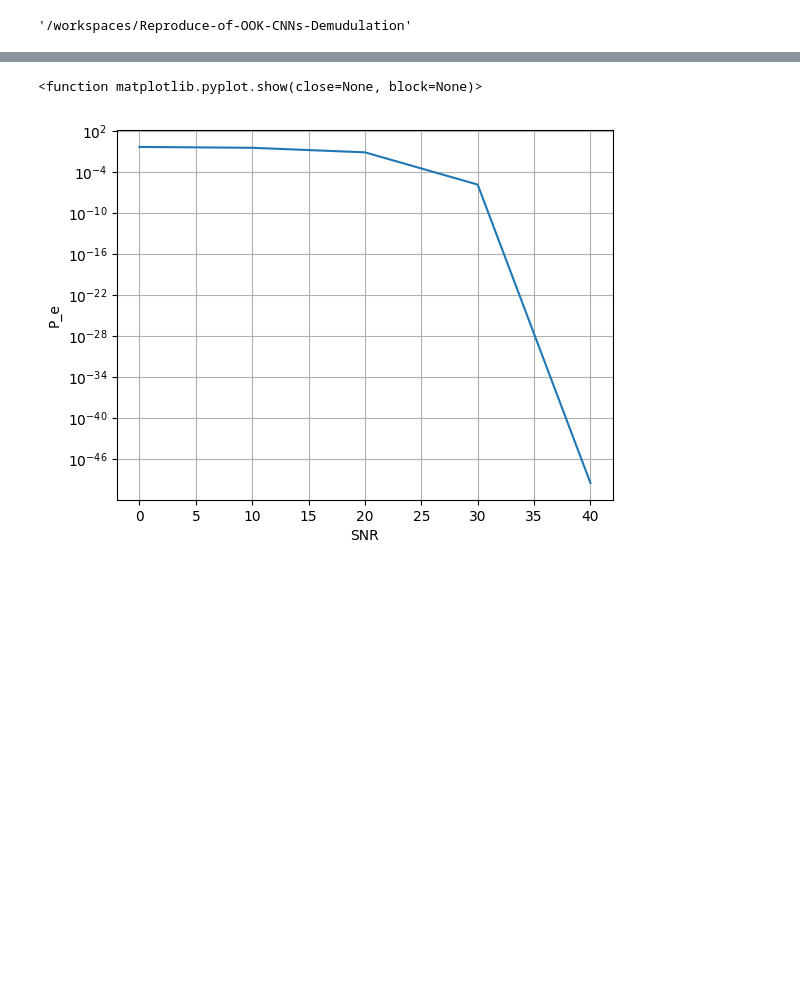
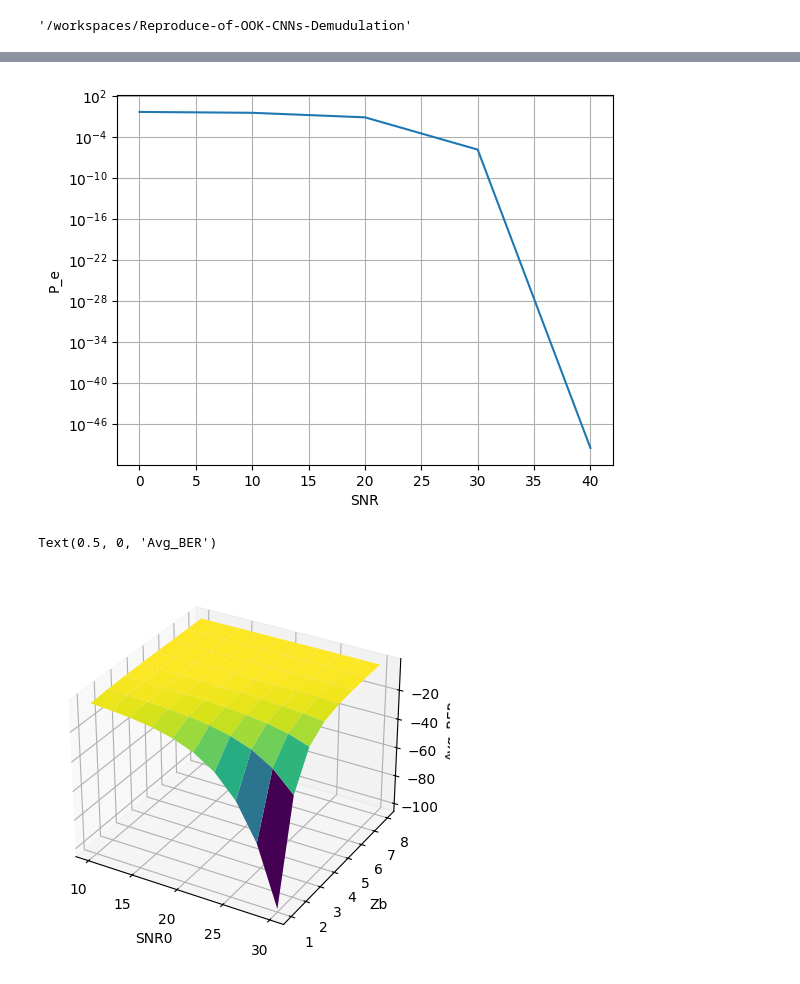
Before and after one commit to wei994/Reproduce-of-OOK-CNNs-Demudulation, a Jupyter notebook: Reproduce_FTD__OOK_CNNs.ipynb, the cells around one changed output, grey strips where cells are left out. Saved outputs shown, nothing was run; the diff lists cells and outputs as text; code cells hidden in the pictures; blank space fills up the shorter version.

Commit message:
update_reproduce

```diff
--- a/Reproduce_FTD__OOK_CNNs.ipynb
+++ b/Reproduce_FTD__OOK_CNNs.ipynb
@@ -128,13 +138,12 @@ plt.show
 # %%
-######Application of the function
-
-# Zb = np.linspace(1,8,8) # link range
+######The effect of SNR
 Z = 3
 SNR0 = np.linspace(0,40,5)
 P = 0.25
 Avg_BER1=[]
 for SNR in SNR0:
   N_s1,N_s0,D_s1,D_s0,Threshold = Simulated_dataset(SNR,Z,P)
+  #### Calculate the average BER
   Avg_BER_Inst =  0.25*special.erfc(((Threshold - N_s0)/D_s0)) +0.25*special.erfc(((N_s1 - Threshold)/D_s1))
   Avg_BER1.append(np.mean(Avg_BER_Inst))
 
@@ -142,7 +151,34 @@ plt.semilogy(SNR0,Avg_BER1)  # 对 result 取 log 后画线
 plt.xlabel("SNR")
 plt.ylabel("P_e")
 plt.grid(True)
-plt.show
+plt.show()
 # %% [output]
-<function matplotlib.pyplot.show(close=None, block=None)>
 [figure]
+# %%
+#### Here is the reproduce of FTD
+SNR0 = np.linspace(10,30,10) # SNR range
+Zb = np.linspace(1,8,8) # link range
+P = [0.25,0.40,0.5] # power
+X, Y = np.meshgrid(SNR0, Zb)
+
+# Create 3D array
+Avg_BER = np.zeros_like(X)
+for j in range(len(Zb)):
+  for  i in range(len(SNR0)):
+    N_s1,N_s0,D_s1,D_s0,Threshold = Simulated_dataset(SNR0[i],Zb[j],P[0])
+    Avg_BER_Inst =  0.25*special.erfc(((Threshold - N_s0)/D_s0)) +0.25*special.erfc(((N_s1 - Threshold)/D_s1))
+    Avg_BER[j,i] = np.mean(Avg_BER_Inst)
+Avg_BER = np.log(Avg_BER)
+# Create a 3D plot
+fig = plt.figure()
+ax = fig.add_subplot(111, projection='3d')
+# Plot the surface
+surf = ax.plot_surface(X, Y,Avg_BER,cmap='viridis')
+
+# Set labels
+ax.set_xlabel('SNR0')
+ax.set_ylabel('Zb')
+ax.set_zlabel('Avg_BER')
+# %% [output]
+Text(0.5, 0, 'Avg_BER')
+[figure, added]
```
Also changed, not shown: parts of 3 cells of this notebook.
